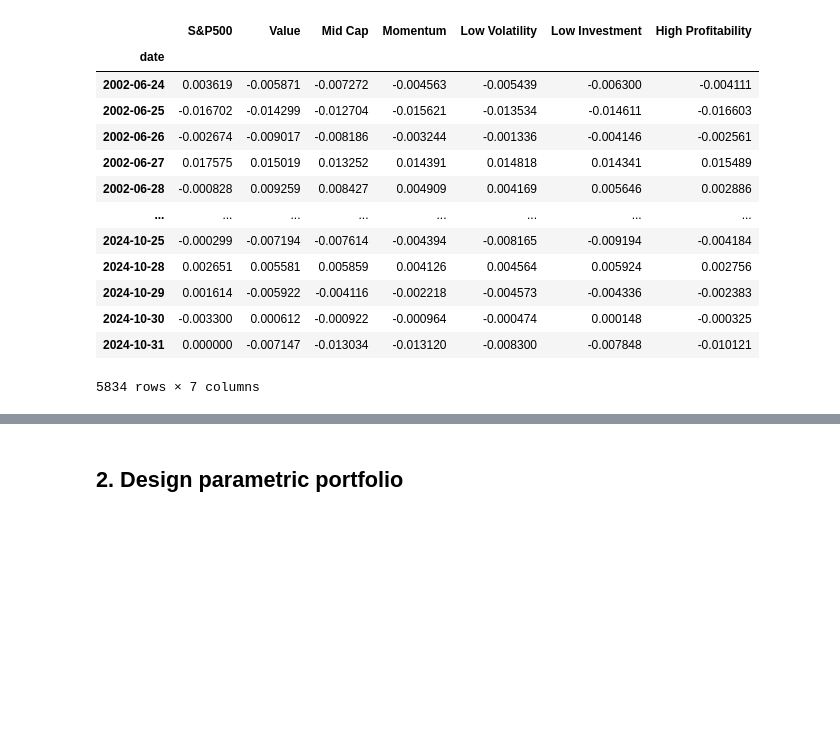
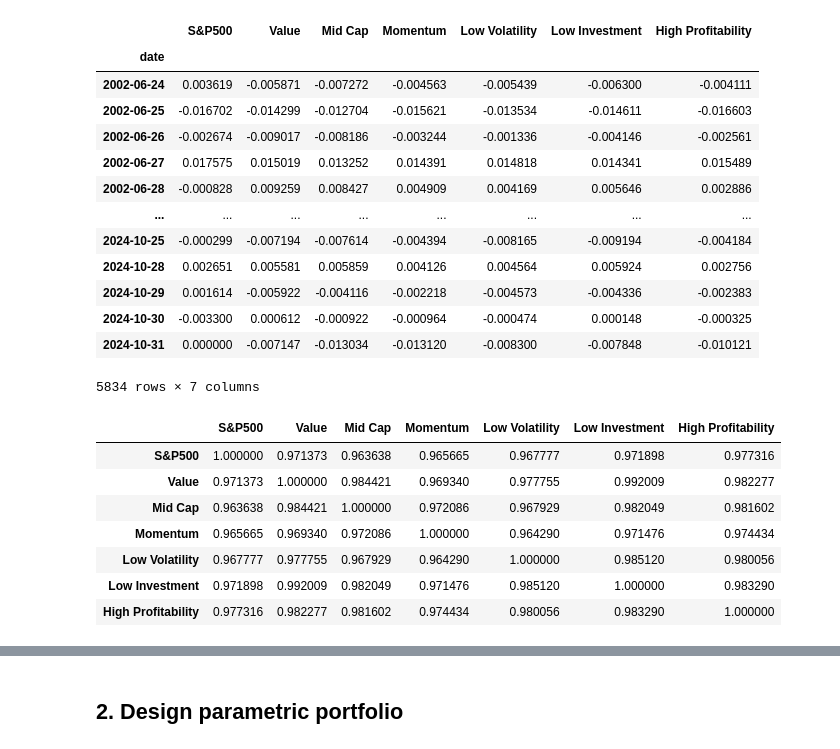
Before and after one commit to aleksandr-mikhailov-edhec/Goal-Based-Investing, a Jupyter notebook: 2.2 PSP Historical.ipynb, the cells around one changed output, grey strips where cells are left out. Drawn from its saved outputs; the diff is of its cells as text; code cells hidden in the pictures; blank space fills up the shorter version.

```diff
--- a/2.2 PSP Historical.ipynb
+++ b/2.2 PSP Historical.ipynb
@@ -84,3 +84,14 @@ factor_returns
 | 2024-10-30 | -0.003300 | 0.000612 | -0.000922 | -0.000964 | -0.000474 | 0.000148 | -0.000325 |
 | 2024-10-31 | 0.000000 | -0.007147 | -0.013034 | -0.013120 | -0.008300 | -0.007848 | -0.010121 |
 5834 rows × 7 columns
+# %%
+factor_returns.corr()
+# %% [output]
+|  | S&P500 | Value | Mid Cap | Momentum | Low Volatility | Low Investment | High Profitability |
+| S&P500 | 1.000000 | 0.971373 | 0.963638 | 0.965665 | 0.967777 | 0.971898 | 0.977316 |
+| Value | 0.971373 | 1.000000 | 0.984421 | 0.969340 | 0.977755 | 0.992009 | 0.982277 |
+| Mid Cap | 0.963638 | 0.984421 | 1.000000 | 0.972086 | 0.967929 | 0.982049 | 0.981602 |
+| Momentum | 0.965665 | 0.969340 | 0.972086 | 1.000000 | 0.964290 | 0.971476 | 0.974434 |
+| Low Volatility | 0.967777 | 0.977755 | 0.967929 | 0.964290 | 1.000000 | 0.985120 | 0.980056 |
+| Low Investment | 0.971898 | 0.992009 | 0.982049 | 0.971476 | 0.985120 | 1.000000 | 0.983290 |
+| High Profitability | 0.977316 | 0.982277 | 0.981602 | 0.974434 | 0.980056 | 0.983290 | 1.000000 |
```
Also changed, not shown: parts of 3 cells of this notebook, 2 other files.
